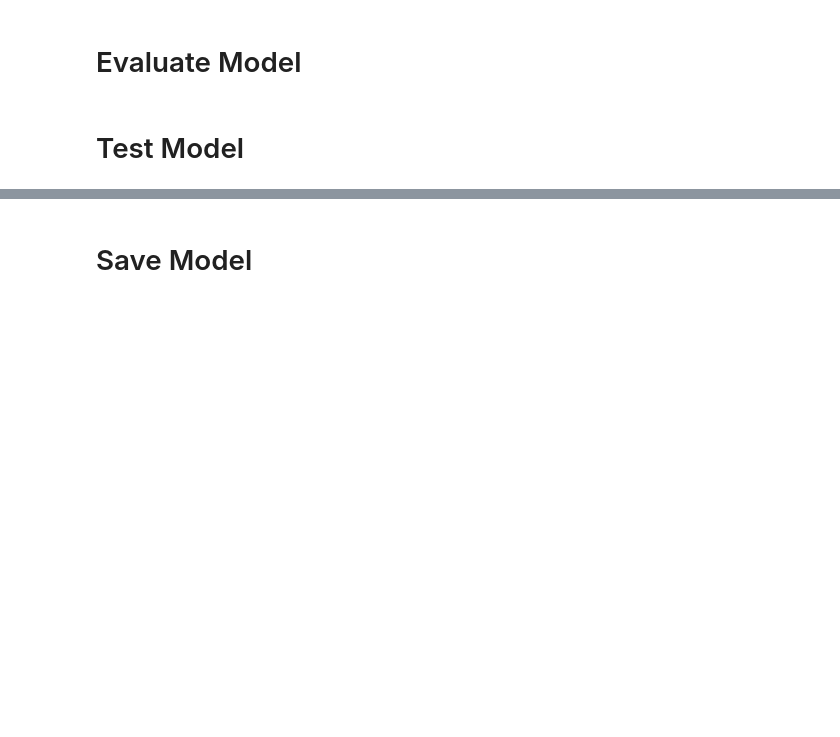
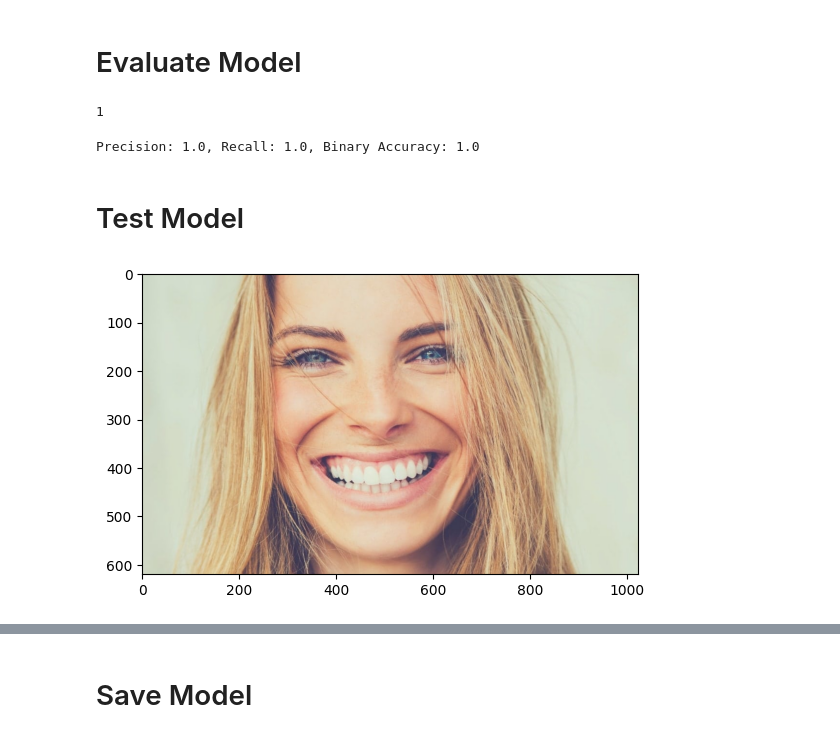
Before and after one commit to Benyamain/DeepLearningImageClassification, a Jupyter notebook: Image Classification.ipynb, the cells around one changed output, grey strips where cells are left out. Cells and saved outputs as stored; diff of their text form; code cells hidden in the pictures; blank space fills up the shorter version.

Commit message:
Evaluated and tested the model! Success!!

```diff
--- a/Image Classification.ipynb
+++ b/Image Classification.ipynb
@@ -375,0 +383,4 @@ plt.show()
+# %%
+len(test)
+# %% [output]
+1
@@ -376,2 +398,7 @@ plt.show()
+# %%
+# High values for all means performing better (1 is highest value we can take since between 0 and 1)
+print(f'Precision: {precision.result().numpy()}, Recall: {recall.result().numpy()}, Binary Accuracy: {binary_accuracy.result().numpy()}')
+# %% [output]
+Precision: 1.0, Recall: 1.0, Binary Accuracy: 1.0
 # %% [markdown]
 # Test Model
@@ -377,0 +407,7 @@ plt.show()
+# %%
+# Read in an image that our model has never seen before
+img = cv2.imread('happytest.jpg')
+plt.imshow(cv2.cvtColor(img, cv2.COLOR_BGR2RGB))
+plt.show()
+# %% [output]
+[figure, added]
```
Also changed, not shown: parts of 10 cells of this notebook, 2 other files.
